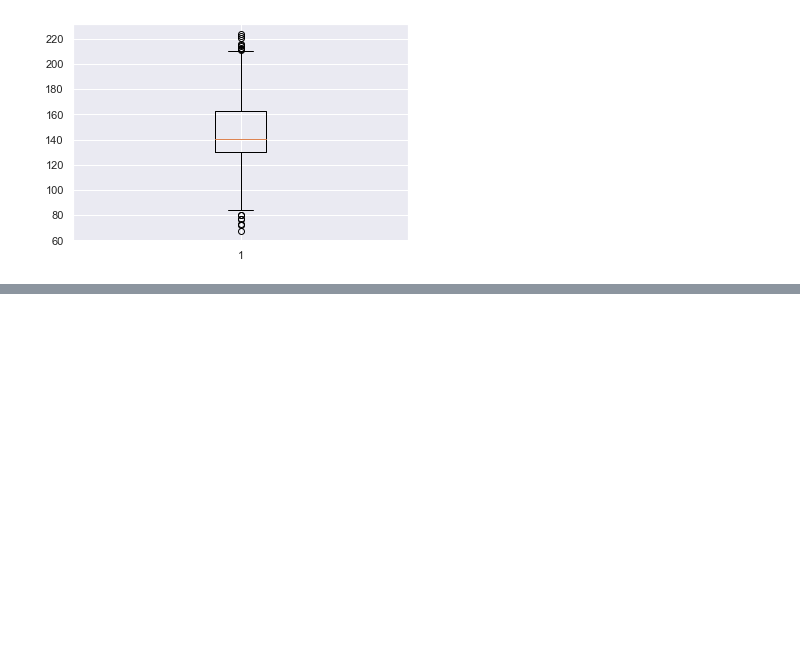
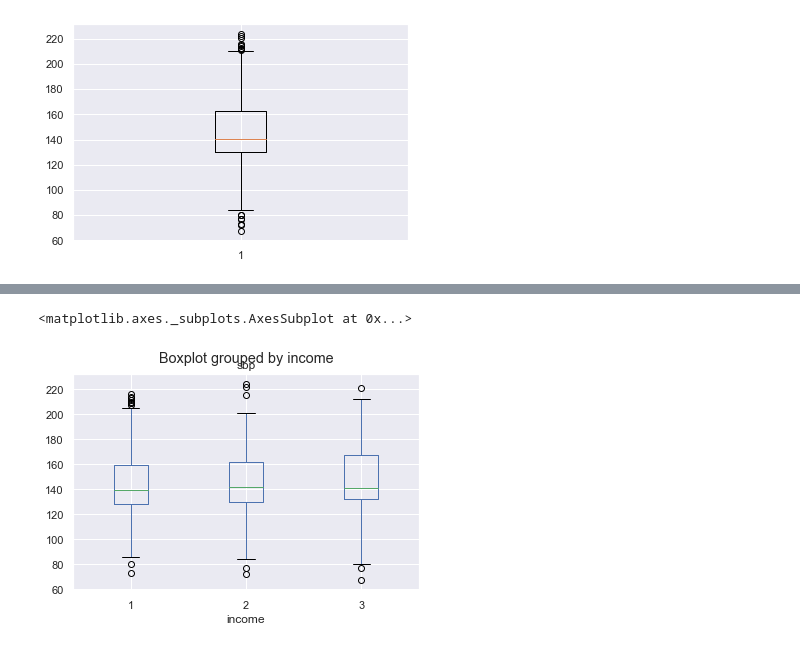
Before and after one commit to gibram/statistics-for-datascience, a Jupyter notebook: Lista02_Gibram_Raul.ipynb, the cells around one changed output, grey strips where cells are left out. Cells and saved outputs as stored; diff of their text form; code cells hidden in the pictures; blank space fills up the shorter version.

```diff
--- a/Lista02_Gibram_Raul.ipynb
+++ b/Lista02_Gibram_Raul.ipynb
@@ -227,0 +242,5 @@ plt.boxplot(pressao["sbp"])
+# %%
+pressao.boxplot(column='sbp', by='income')
+# %% [output]
+<matplotlib.axes._subplots.AxesSubplot at 0x...>
+[figure, added]
```
Also changed, not shown: parts of 10 cells of this notebook.
